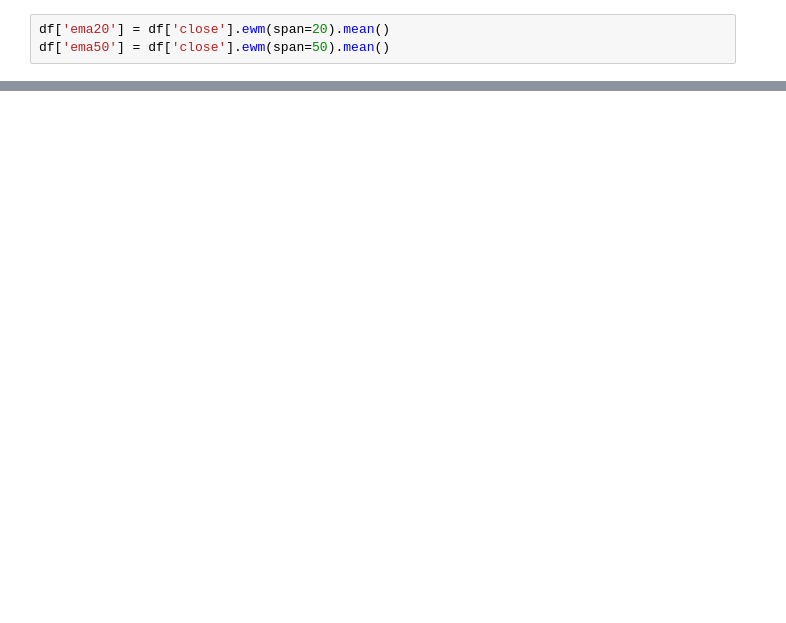
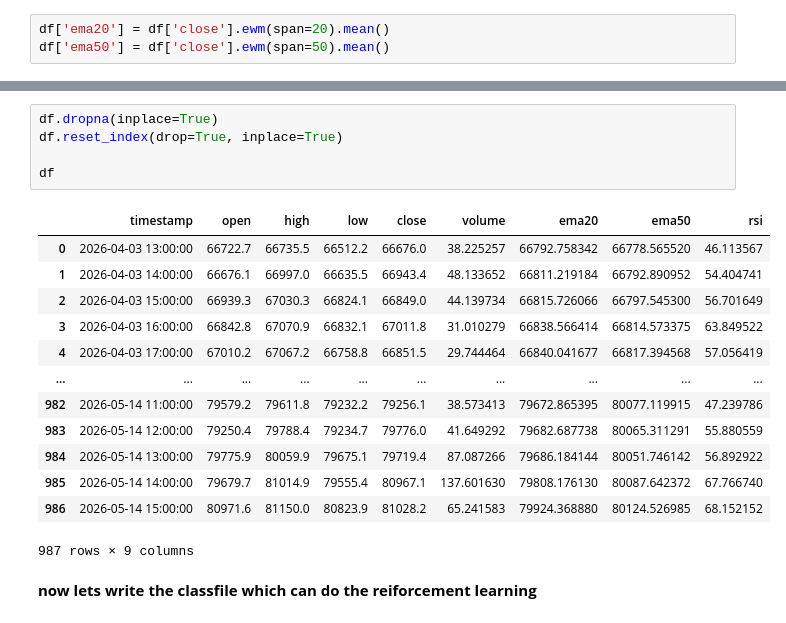
Before and after one commit to ruforavishnu/Project_Machine_Learning, a Jupyter notebook: Project23_Reinforcement_Learning_Proximal_Policy_Optimization.ipynb, the cells around one changed output, grey strips where cells are left out. Drawn from its saved outputs; the diff is of its cells as text; blank space fills up the shorter version.

```diff
--- a/Project23_Reinforcement_Learning_Proximal_Policy_Optimization.ipynb
+++ b/Project23_Reinforcement_Learning_Proximal_Policy_Optimization.ipynb
@@ -105 +109,22 @@ df
 1000 rows × 9 columns
+# %%
+df.dropna(inplace=True)
+df.reset_index(drop=True, inplace=True)
+
+df
+# %% [output]
+|  | timestamp | open | high | low | close | volume | ema20 | ema50 | rsi |
+| 0 | 2026-04-03 13:00:00 | 66722.7 | 66735.5 | 66512.2 | 66676.0 | 38.225257 | 66792.758342 | 66778.565520 | 46.113567 |
+| 1 | 2026-04-03 14:00:00 | 66676.1 | 66997.0 | 66635.5 | 66943.4 | 48.133652 | 66811.219184 | 66792.890952 | 54.404741 |
+| 2 | 2026-04-03 15:00:00 | 66939.3 | 67030.3 | 66824.1 | 66849.0 | 44.139734 | 66815.726066 | 66797.545300 | 56.701649 |
+| 3 | 2026-04-03 16:00:00 | 66842.8 | 67070.9 | 66832.1 | 67011.8 | 31.010279 | 66838.566414 | 66814.573375 | 63.849522 |
+| 4 | 2026-04-03 17:00:00 | 67010.2 | 67067.2 | 66758.8 | 66851.5 | 29.744464 | 66840.041677 | 66817.394568 | 57.056419 |
+| ... | ... | ... | ... | ... | ... | ... | ... | ... | ... |
+| 982 | 2026-05-14 11:00:00 | 79579.2 | 79611.8 | 79232.2 | 79256.1 | 38.573413 | 79672.865395 | 80077.119915 | 47.239786 |
+| 983 | 2026-05-14 12:00:00 | 79250.4 | 79788.4 | 79234.7 | 79776.0 | 41.649292 | 79682.687738 | 80065.311291 | 55.880559 |
+| 984 | 2026-05-14 13:00:00 | 79775.9 | 80059.9 | 79675.1 | 79719.4 | 87.087266 | 79686.184144 | 80051.746142 | 56.892922 |
+| 985 | 2026-05-14 14:00:00 | 79679.7 | 81014.9 | 79555.4 | 80967.1 | 137.601630 | 79808.176130 | 80087.642372 | 67.766740 |
+| 986 | 2026-05-14 15:00:00 | 80971.6 | 81150.0 | 80823.9 | 81028.2 | 65.241583 | 79924.368880 | 80124.526985 | 68.152152 |
+987 rows × 9 columns
+# %% [markdown]
+**now lets write the classfile which can do the reiforcement learning**
```
Also changed, not shown: parts of 16 cells of this notebook.
